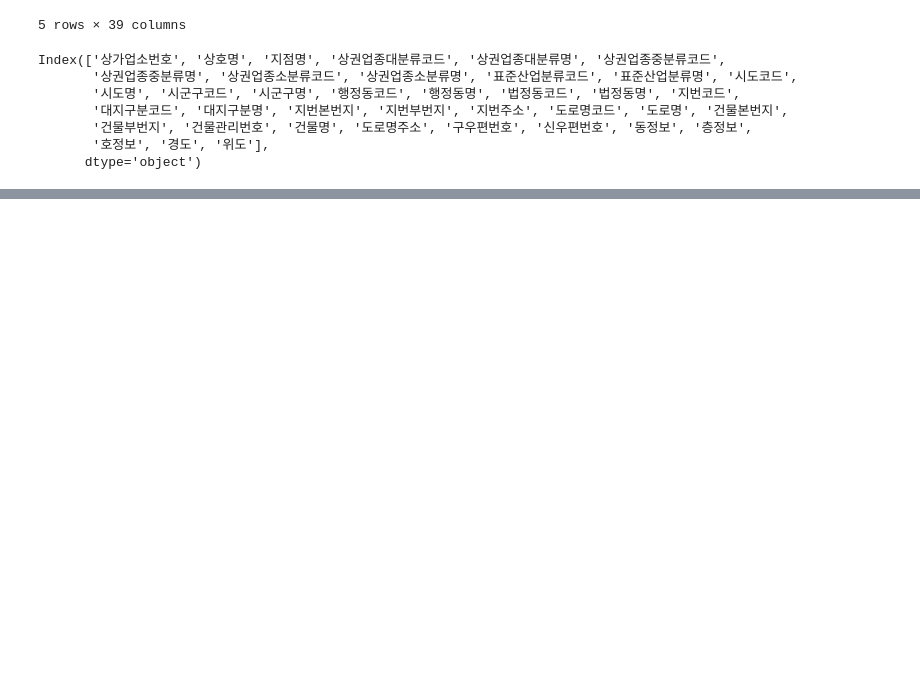
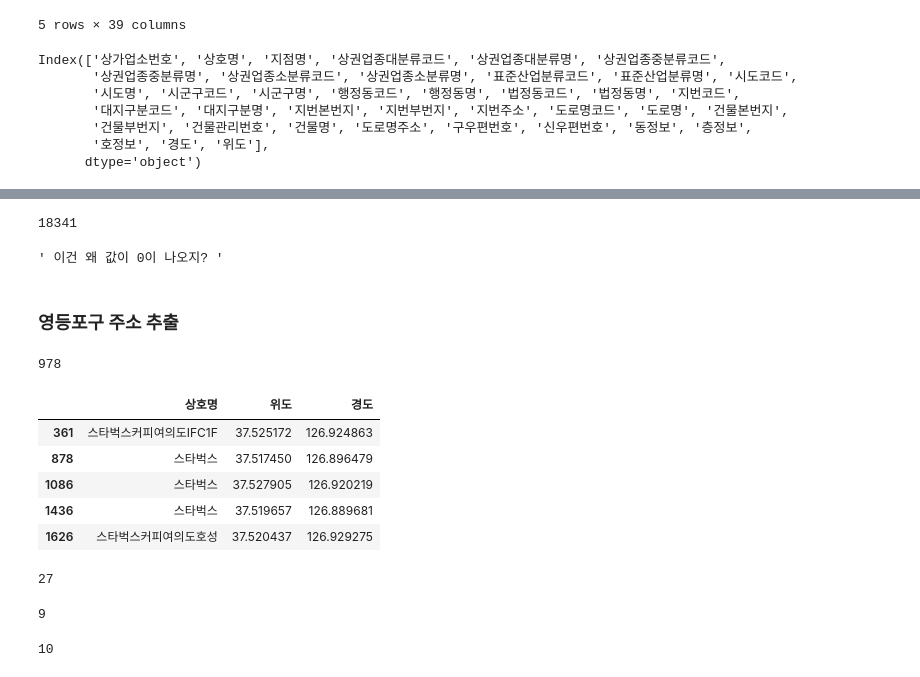
Before and after one commit to beegramin9/DataScience, a Jupyter notebook: 07_RestAPI/07_커피.ipynb, the cells around one changed output, grey strips where cells are left out. Drawn from its saved outputs; the diff is of its cells as text; code cells hidden in the pictures; blank space fills up the shorter version.

```diff
--- a/07_RestAPI/07_커피.ipynb
+++ b/07_RestAPI/07_커피.ipynb
@@ -40,0 +46,49 @@ mapping
+# %%
+seoul = cof.loc[cof['도로명주소'].str.contains('서울특별시', na=False)]
+len(seoul)
+# %% [output]
+18341
+# %%
+# Series나 DF에서 찾고 싶은 값이 있을 때
+# Series/Df.isin([값1, 값2...]) 혹은 .isin
+seoul = cof[cof['도로명주소'].isin(['서울특별시'])]
+len(seoul)
+""" 이건 왜 값이 0이 나오지? """
+# %% [output]
+' 이건 왜 값이 0이 나오지? '
+# %% [markdown]
+### 영등포구 주소 추출
+# %%
+yp = cof.loc[cof['도로명주소'].str.contains('영등포구', na=False)]
+len(yp)
+# %% [output]
+978
+# %%
+# 스타벅스
+starbucks = yp.loc[yp['상호명'].str.contains('스타벅스', na=False)]
+starbucks[['상호명','위도','경도']].head()
+# %% [output]
+|  | 상호명 | 위도 | 경도 |
+| 361 | 스타벅스커피여의도IFC1F | 37.525172 | 126.924863 |
+| 878 | 스타벅스 | 37.517450 | 126.896479 |
+| 1086 | 스타벅스 | 37.527905 | 126.920219 |
+| 1436 | 스타벅스 | 37.519657 | 126.889681 |
+| 1626 | 스타벅스커피여의도호성 | 37.520437 | 126.929275 |
+# %%
+# 이디야
+ediya = yp.loc[yp['상호명'].str.contains('이디야', na=False)]
+len(ediya)
+# %% [output]
+27
+# %%
+# 투썸플레이스
+bbak = yp.loc[yp['상호명'].str.contains('투썸플레이스', na=False)]
+len(bbak)
+# %% [output]
+9
+# %%
+# 엔제리너스
+angel = yp.loc[yp['상호명'].str.contains('엔제리너스', na=False)]
+len(angel)
+# %% [output]
+10
```
Also changed, not shown: parts of 15 cells of this notebook, 10 other files.
